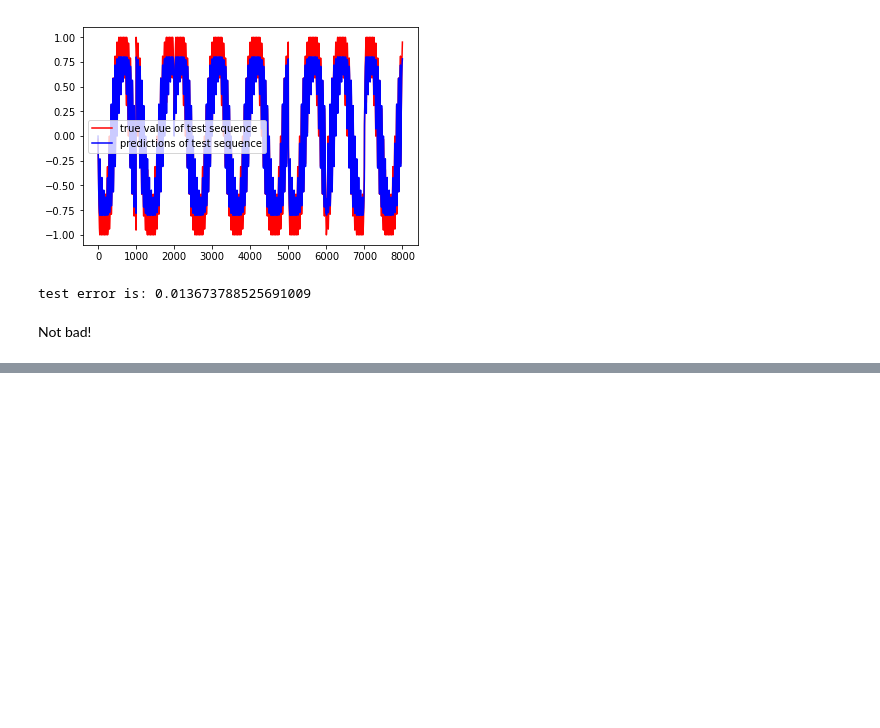
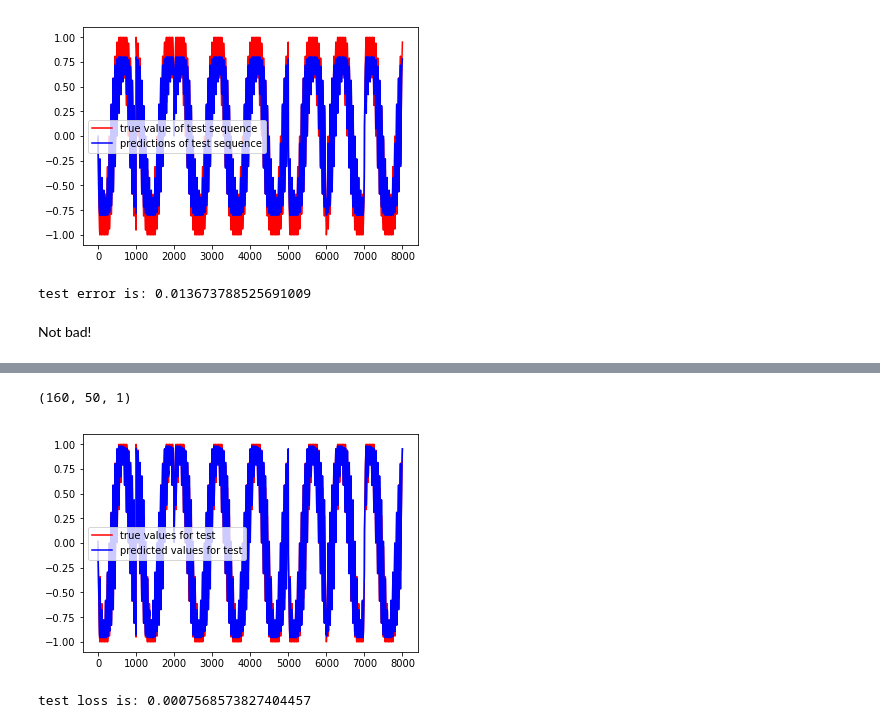
Before and after one commit to praritagarwal/Simple-RNN-in-Keras, a Jupyter notebook: RNNs in Keras.ipynb, the cells around one changed output, grey strips where cells are left out. Cells and saved outputs as stored; diff of their text form; code cells hidden in the pictures; blank space fills up the shorter version.

Commit message:
Build a simpleRNN with multiple units in a layer

```diff
--- a/RNNs in Keras.ipynb
+++ b/RNNs in Keras.ipynb
@@ -413,0 +430,10 @@ Not bad!
+# %%
+# early stopping
+patience = 30
+min_delta = 0.001
+stopper = EarlyStopping(monitor = 'val_loss', min_delta = min_delta, patience = patience, restore_best_weights = True )
+# %%
+epochs = 500
+verbose = 1
+simpleRNN3.fit(X_train, y_train, batch_size = 100, epochs = epochs, verbose = verbose,
+               callbacks = [stopper], validation_data=(X_val, y_val) )
@@ -413,0 +459,20 @@ Not bad!
+# %%
+y_test_pred = simpleRNN3.predict(X_test)
+y_test_pred.shape
+# %% [output]
+(160, 50, 1)
+# %%
+s_true = y_test.reshape(-1,1)
+s_pred = y_test_pred.reshape(-1,1)
+# %%
+plt.plot(s_true, 'r', label = 'true values for test')
+plt.plot(s_pred, 'b', label = 'predicted values for test')
+plt.legend()
+plt.show()
+# %% [output]
+[figure, added]
+# %%
+test_loss = mse(s_true, s_pred)
+print('test loss is: {}'.format(test_loss))
+# %% [output]
+test loss is: 0.0007568573827404457
```
Also changed, not shown: parts of 4 cells of this notebook.
